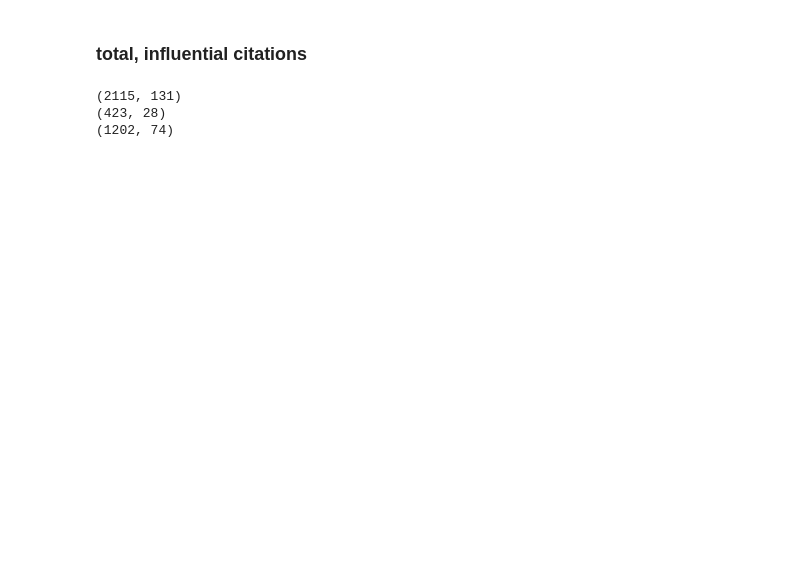
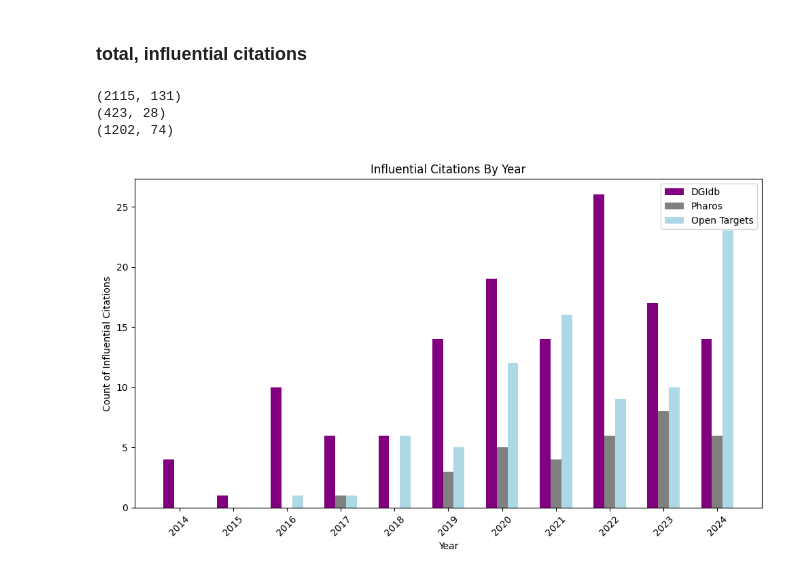
Before and after one commit to dgidb/dgidb-citation-analysis, a Jupyter notebook: semantic-scholar-citations.ipynb, the cells around one changed output. Drawn from its saved outputs; the diff is of its cells as text; code cells hidden in the pictures; blank space fills up the shorter version.

Commit message:
add semantic scholar plots

```diff
--- a/semantic-scholar-citations.ipynb
+++ b/semantic-scholar-citations.ipynb
@@ -109,0 +115,65 @@ with open("data/semantic_scholar_citation_metadata.json", "w") as f:
+# %%
+columns = {
+    "source": [],
+    "paper": [],
+    "is_influential": [],
+    "is_method": [],
+    "is_background": [],
+    "year": [],
+}
+
+for source_name, source_papers in all_citation_metadata.items():
+    for source_paper_name, source_paper in source_papers.items():
+        for paper_cite in source_paper:
+            columns['source'].append(source_name)
+            columns['paper'].append(source_paper_name)
+            columns['is_influential'].append(paper_cite['is_influential'])
+            columns['is_background'].append(paper_cite['is_background'])
+            columns['is_method'].append(paper_cite['is_methodology'])
+            columns['year'].append(paper_cite['year'])
+df = pd.DataFrame(columns)
+# %%
+def influential_by_year(df: pd.DataFrame):
+
+    df['is_influential'] = df['is_influential'].astype(int)  # Convert booleans to integers
+    aggregated = df.groupby(['year', 'source'])['is_influential'].sum().reset_index()
+
+    # Step 2: Pivot the data to create a grouped structure for plotting
+    pivoted = aggregated.pivot(index='year', columns='source', values='is_influential').fillna(0)
+
+    pivoted = pivoted.loc[pivoted.sum(axis=1) > 0]
+
+    pivoted.rename(columns={"dgidb": "DGIdb", "ot": "Open Targets", "pharos": "Pharos"}, inplace=True)
+    pivoted = pivoted[["DGIdb", "Pharos", "Open Targets"]]
+    # Step 3: Plot grouped bar chart
+    fig, ax = plt.subplots(figsize=(10, 6))
+
+    x = pivoted.index  # Years
+    width = 0.2  # Width of bars
+    source_names = pivoted.columns  # Source names
+    n_sources = len(source_names)
+    colors = ["purple", "grey", "lightblue"]
+    # Generate bars for each source
+    for i, source in enumerate(source_names):
+        ax.bar(
+            x + i * width - (n_sources - 1) * width / 2,
+            pivoted[source],
+            width=width,
+            label=source,
+            color=colors[i],
+        )  # TODO use better source names and use same colors
+
+    # Customize plot
+    ax.set_xlabel('Year')
+    ax.set_ylabel('Count of Influential Citations')
+    ax.set_title('Influential Citations By Year')
+    ax.set_xticks(x)
+    ax.set_xticklabels(x.astype(int), rotation=45)
+    ax.legend()
+
+    plt.tight_layout()
+    plt.show()
+
+influential_by_year(df)
+# %% [output]
+[figure, added]
```
Also changed, not shown: parts of 3 cells of this notebook.
